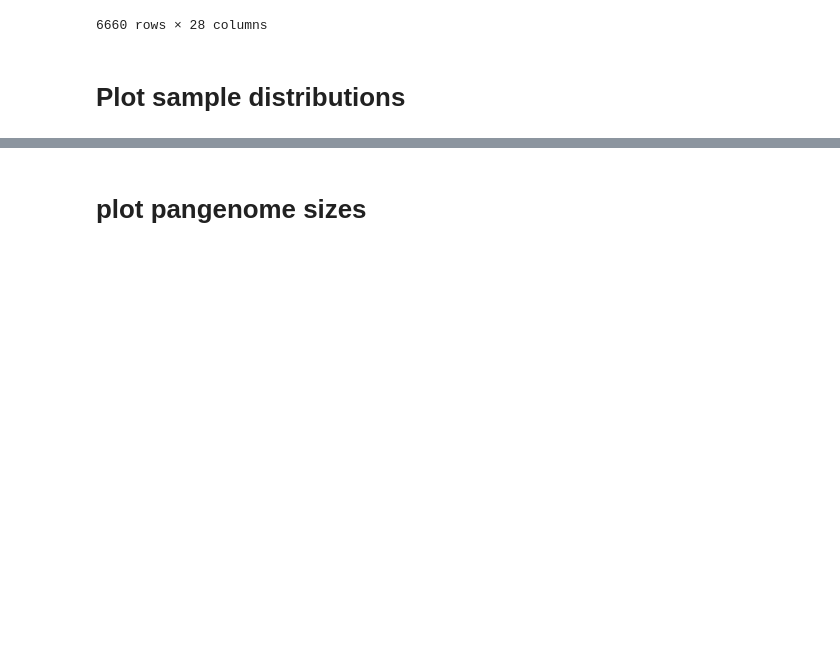
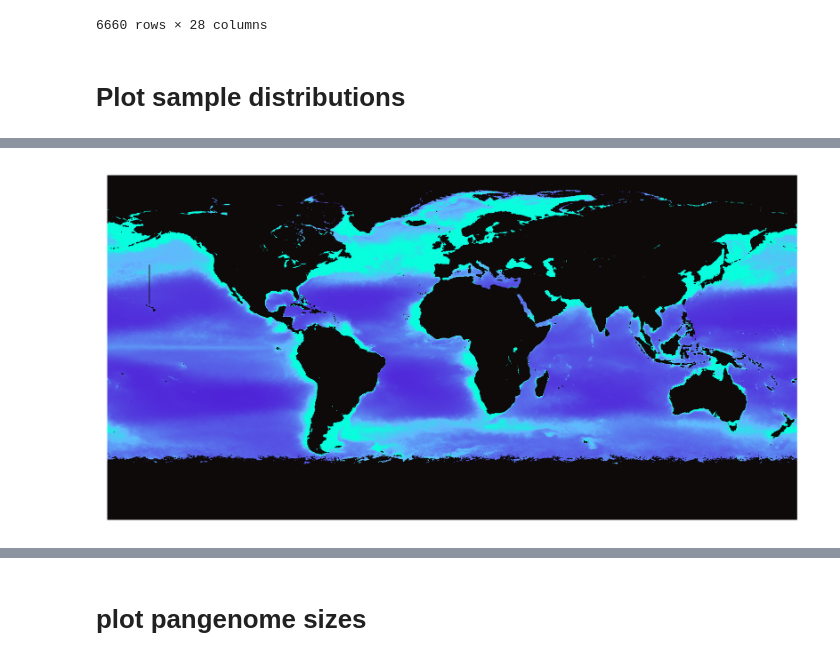
Before and after one commit to blasks/barnacle-manuscript, a Jupyter notebook: analyses/2-mapping/1-pro-syn-abundances.ipynb, the cells around one changed output, grey strips where cells are left out. Drawn from its saved outputs; the diff is of its cells as text; code cells hidden in the pictures; blank space fills up the shorter version.

```diff
--- a/analyses/2-mapping/1-pro-syn-abundances.ipynb
+++ b/analyses/2-mapping/1-pro-syn-abundances.ipynb
@@ -255,0 +321,40 @@ fig.savefig(out_dir / 'sample-site-summary.png', bbox_inches='tight')
+# %%
+# plot chlorophyll climatology
+# code adapted from climatology visualization example on cmap website: https://simonscmap.com/documentation
+
+# cmap api
+api = pycmap.API(token='55bd80f9-8d5d-4c8f-8917-f5b0e924ed45')
+
+# fetch chlorophyll data from cmap
+chl_df = api.climatology(
+    table='tblModis_CHL_cl1',
+    variable='chlor_a',
+    period='month',
+    periodVal=4,
+    lat1=-90,
+    lat2=90,
+    lon1=-180,
+    lon2=180,
+    depth1=0,
+    depth2=0
+)
+
+# mark off cruise track
+chl_df.loc[chl_df.lat.between(23, 43) & chl_df.lon.between(-158.1, -157.9), 'chlor_a'] = np.nan
+
+# set image parameters
+lat = chl_df.lat.unique()
+lon = chl_df.lon.unique()
+shape = (len(lat), len(lon))
+dpi = 300
+data_df = chl_df.chlor_a.values.reshape(shape)
+
+# make image
+fig, axis = plt.subplots(figsize=(8, 4), dpi=dpi)
+axis.imshow(data_df, extent=[np.min(lon), np.max(lon), np.min(lat), np.max(lat)], cmap=grad_cmap, origin='lower', vmin=0, vmax=0.5)
+axis.axis('off')
+
+# save image
+fig.savefig(out_dir / 'chlorophyll-climatology.png', bbox_inches='tight', dpi=dpi, pad_inches=0)
+# %% [output]
+[figure, added]
```
Also changed, not shown: parts of 7 cells of this notebook, 3 other files.
